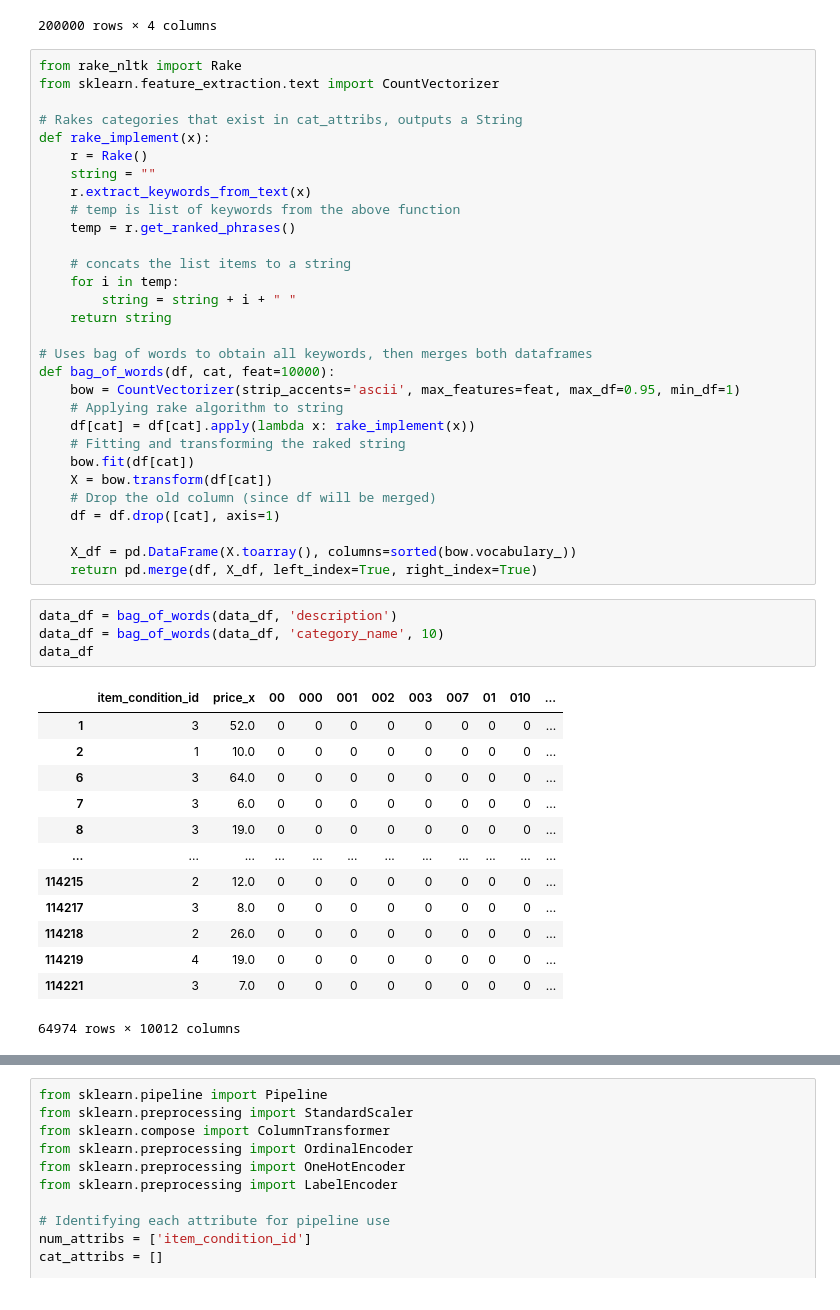
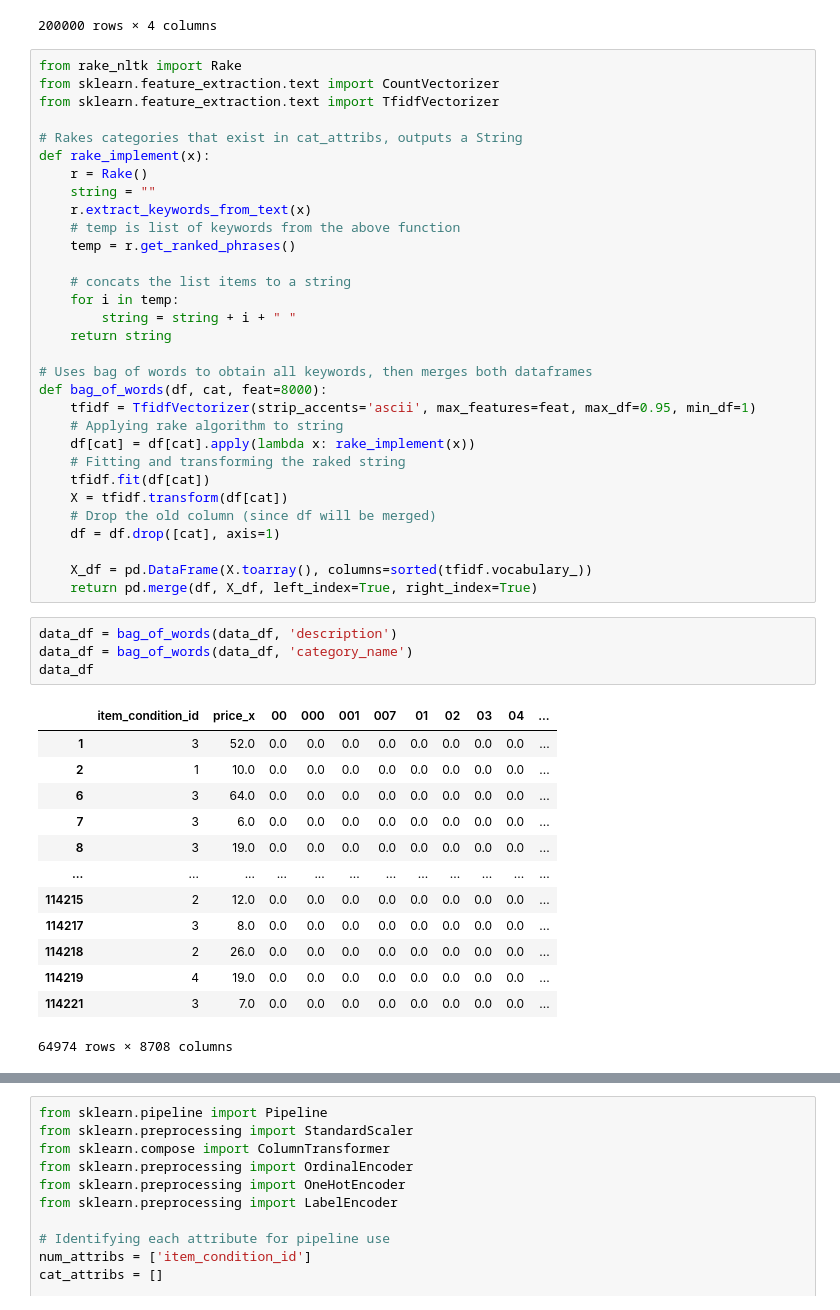
Before and after one commit to AI-project-Team-4/AI-Class-Project, a Jupyter notebook: KNN.ipynb, the cells around one changed output, grey strips where cells are left out. Cells and saved outputs as stored; diff of their text form.

```diff
--- a/KNN.ipynb
+++ b/KNN.ipynb
@@ -44,6 +44,7 @@ data_df
 # %%
 from rake_nltk import Rake
 from sklearn.feature_extraction.text import CountVectorizer
+from sklearn.feature_extraction.text import TfidfVectorizer
 
 # Rakes categories that exist in cat_attribs, outputs a String
 def rake_implement(x):
@@ -59,36 +60,36 @@ def rake_implement(x):
     return string
 
 # Uses bag of words to obtain all keywords, then merges both dataframes
-def bag_of_words(df, cat, feat=10000):
-    bow = CountVectorizer(strip_accents='ascii', max_features=feat, max_df=0.95, min_df=1)
+def bag_of_words(df, cat, feat=8000):
+    tfidf = TfidfVectorizer(strip_accents='ascii', max_features=feat, max_df=0.95, min_df=1)
     # Applying rake algorithm to string
     df[cat] = df[cat].apply(lambda x: rake_implement(x))
     # Fitting and transforming the raked string
-    bow.fit(df[cat])
-    X = bow.transform(df[cat])
+    tfidf.fit(df[cat])
+    X = tfidf.transform(df[cat])
     # Drop the old column (since df will be merged)
     df = df.drop([cat], axis=1)
 
-    X_df = pd.DataFrame(X.toarray(), columns=sorted(bow.vocabulary_))
+    X_df = pd.DataFrame(X.toarray(), columns=sorted(tfidf.vocabulary_))
     return pd.merge(df, X_df, left_index=True, right_index=True)
 # %%
 data_df = bag_of_words(data_df, 'description')
-data_df = bag_of_words(data_df, 'category_name', 10)
+data_df = bag_of_words(data_df, 'category_name')
 data_df
 # %% [output]
-|  | item_condition_id | price_x | 00 | 000 | 001 | 002 | 003 | 007 | 01 | 010 | ... |
-| 1 | 3 | 52.0 | 0 | 0 | 0 | 0 | 0 | 0 | 0 | 0 | ... |
-| 2 | 1 | 10.0 | 0 | 0 | 0 | 0 | 0 | 0 | 0 | 0 | ... |
-| 6 | 3 | 64.0 | 0 | 0 | 0 | 0 | 0 | 0 | 0 | 0 | ... |
-| 7 | 3 | 6.0 | 0 | 0 | 0 | 0 | 0 | 0 | 0 | 0 | ... |
-| 8 | 3 | 19.0 | 0 | 0 | 0 | 0 | 0 | 0 | 0 | 0 | ... |
+|  | item_condition_id | price_x | 00 | 000 | 001 | 007 | 01 | 02 | 03 | 04 | ... |
+| 1 | 3 | 52.0 | 0.0 | 0.0 | 0.0 | 0.0 | 0.0 | 0.0 | 0.0 | 0.0 | ... |
+| 2 | 1 | 10.0 | 0.0 | 0.0 | 0.0 | 0.0 | 0.0 | 0.0 | 0.0 | 0.0 | ... |
+| 6 | 3 | 64.0 | 0.0 | 0.0 | 0.0 | 0.0 | 0.0 | 0.0 | 0.0 | 0.0 | ... |
+| 7 | 3 | 6.0 | 0.0 | 0.0 | 0.0 | 0.0 | 0.0 | 0.0 | 0.0 | 0.0 | ... |
+| 8 | 3 | 19.0 | 0.0 | 0.0 | 0.0 | 0.0 | 0.0 | 0.0 | 0.0 | 0.0 | ... |
 | ... | ... | ... | ... | ... | ... | ... | ... | ... | ... | ... | ... |
-| 114215 | 2 | 12.0 | 0 | 0 | 0 | 0 | 0 | 0 | 0 | 0 | ... |
-| 114217 | 3 | 8.0 | 0 | 0 | 0 | 0 | 0 | 0 | 0 | 0 | ... |
-| 114218 | 2 | 26.0 | 0 | 0 | 0 | 0 | 0 | 0 | 0 | 0 | ... |
-| 114219 | 4 | 19.0 | 0 | 0 | 0 | 0 | 0 | 0 | 0 | 0 | ... |
-| 114221 | 3 | 7.0 | 0 | 0 | 0 | 0 | 0 | 0 | 0 | 0 | ... |
+| 114215 | 2 | 12.0 | 0.0 | 0.0 | 0.0 | 0.0 | 0.0 | 0.0 | 0.0 | 0.0 | ... |
+| 114217 | 3 | 8.0 | 0.0 | 0.0 | 0.0 | 0.0 | 0.0 | 0.0 | 0.0 | 0.0 | ... |
+| 114218 | 2 | 26.0 | 0.0 | 0.0 | 0.0 | 0.0 | 0.0 | 0.0 | 0.0 | 0.0 | ... |
+| 114219 | 4 | 19.0 | 0.0 | 0.0 | 0.0 | 0.0 | 0.0 | 0.0 | 0.0 | 0.0 | ... |
+| 114221 | 3 | 7.0 | 0.0 | 0.0 | 0.0 | 0.0 | 0.0 | 0.0 | 0.0 | 0.0 | ... |
-64974 rows × 10012 columns
+64974 rows × 8708 columns
 # %%
 label = data_df['price_x'].copy()
 features = data_df.drop('price_x', axis=1)
```
Also changed, not shown: parts of 3 cells of this notebook, 4 other files.
